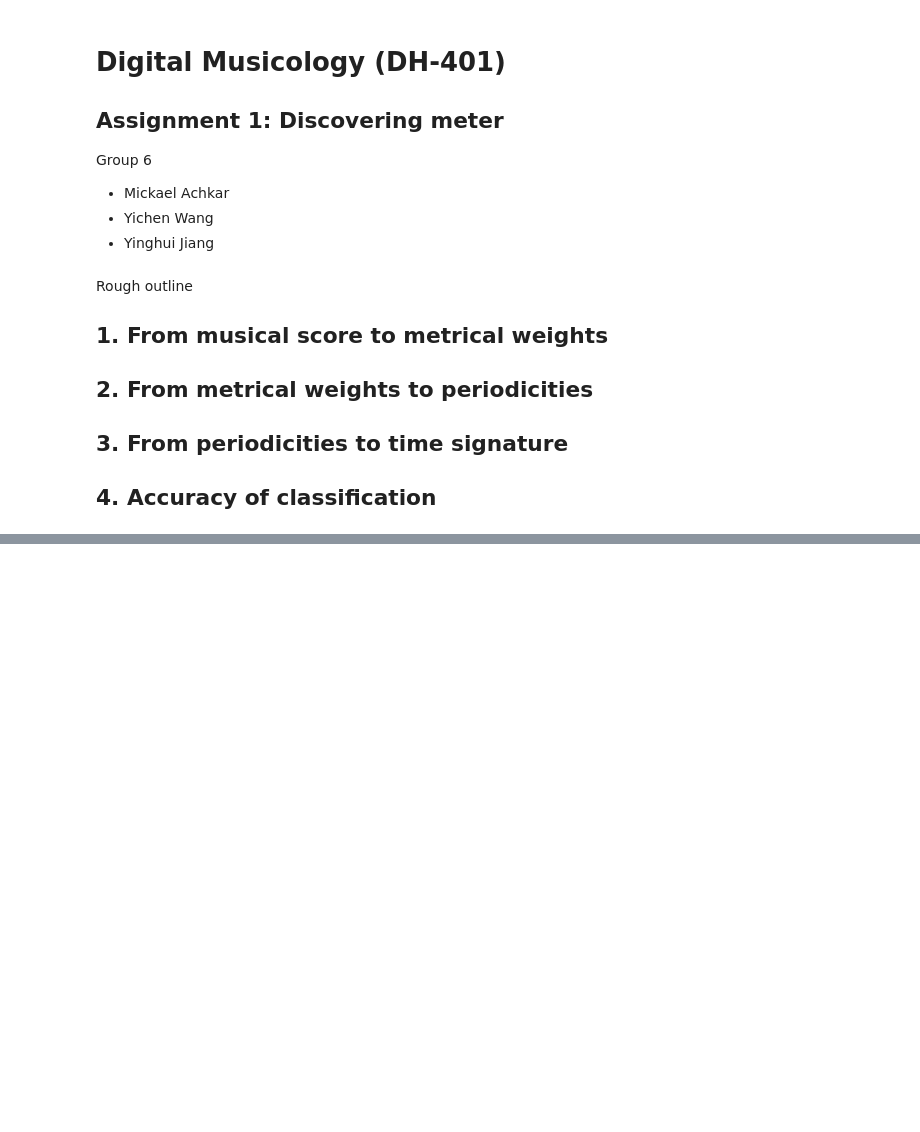
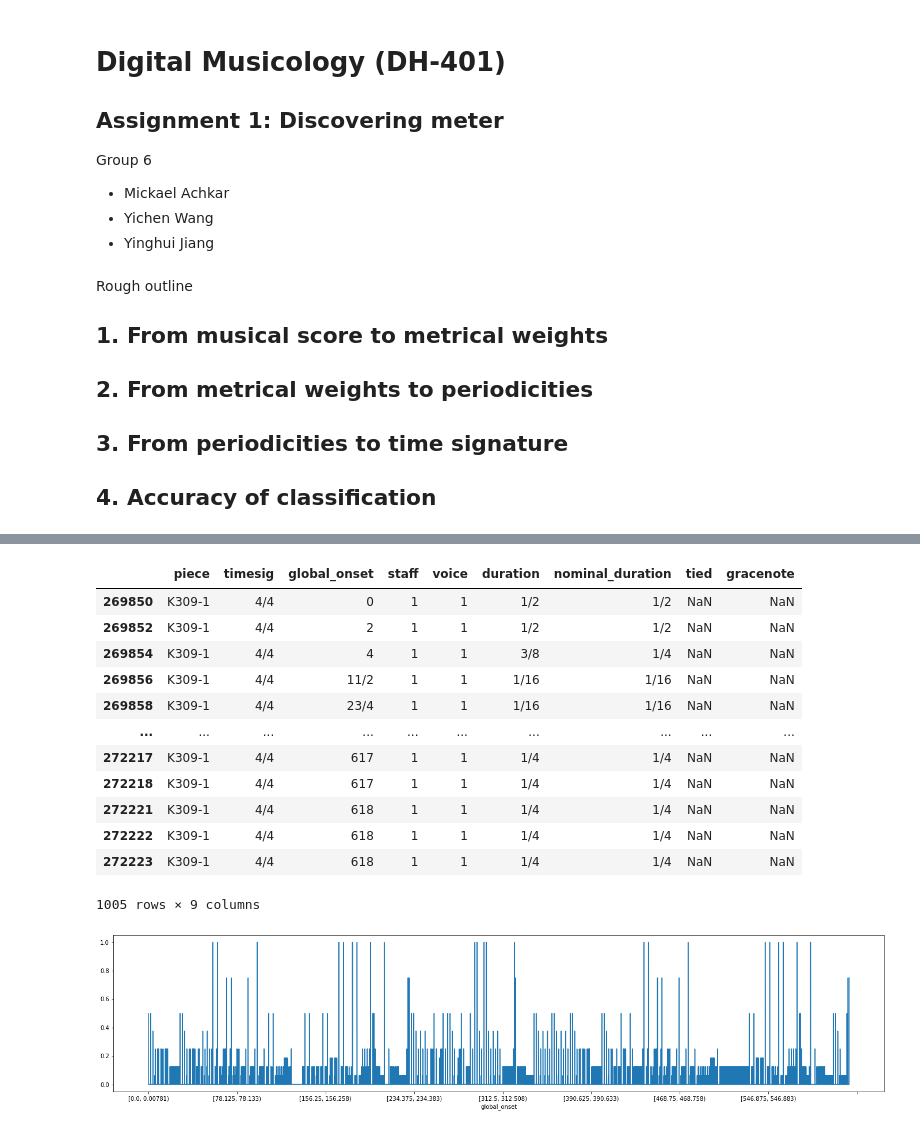
Before and after one commit to mikqs/digital-musicology, a Jupyter notebook: Group_6_A1.ipynb, the cells around one changed output, grey strips where cells are left out. Cells and saved outputs as stored; diff of their text form; code cells hidden in the pictures; blank space fills up the shorter version.

Commit message:
Metrical weights extraction method for one piece

```diff
--- a/Group_6_A1.ipynb
+++ b/Group_6_A1.ipynb
@@ -20,7 +20,13 @@ import fractions
 import matplotlib.pyplot as plt
 # %%
 meter_dataset = pd.read_csv('DM2022 - Assignment 1 [Dataset].csv', index_col = 0, converters = {'global_onset':fractions.Fraction, 'duration': fractions.Fraction})
-useful_dataset = meter_dataset[["piece","timesig","global_onset", "staff", "voice", "duration", "nominal_duration", "tied", "gracenote"]]
-# get minimum duration in noteset (ignore gracenotes)
-no_grace_notes = useful_dataset[useful_dataset["gracenote"].isna()]
-# no_grace_notes["duration"].min()
+df = meter_dataset[['piece','timesig','global_onset', 'staff', 'voice', 'duration', 'nominal_duration', 'tied', 'gracenote']]
+
+# ignore gracenotes for now
+df = df[df['gracenote'].isna()]
+
+# get minimum duration in noteset
+min_note_length = float(df['duration'].min())
+print(fractions.Fraction(min_note_length))
+
+# we get 1/128. This minimum duration will be our sampling time.
@@ -63,0 +35,32 @@ time_ranges
+# %%
+# For one piece and staff
+one_piece = df[(df['piece'] == 'K309-1') & (df['staff'] == 1)]
+
+#Partition the global_onsets in bins
+bins = np.arange(0, (one_piece['global_onset'].max()+min_note_length+1e-10), min_note_length)
+binned_onsets = pd.cut(one_piece['global_onset'], bins, right = False)
+
+#Compute the sum of duration of all overlapping events with onsets in each bin
+binned_durations = one_piece.groupby(binned_onsets)['duration'].sum().apply(float)
+binned_durations.plot(figsize=(24,5));
+
+one_piece
+
+# ignore grace notes or consider them as normal notes by using nominal_duration (check impact to classification)
+# we need to sum up ties based on piece and staff and voice
+# we sample at 1/128, then sum up note duration by piece and staff at each global_onset
+# %% [output]
+|  | piece | timesig | global_onset | staff | voice | duration | nominal_duration | tied | gracenote |
+| 269850 | K309-1 | 4/4 | 0 | 1 | 1 | 1/2 | 1/2 | NaN | NaN |
+| 269852 | K309-1 | 4/4 | 2 | 1 | 1 | 1/2 | 1/2 | NaN | NaN |
+| 269854 | K309-1 | 4/4 | 4 | 1 | 1 | 3/8 | 1/4 | NaN | NaN |
+| 269856 | K309-1 | 4/4 | 11/2 | 1 | 1 | 1/16 | 1/16 | NaN | NaN |
+| 269858 | K309-1 | 4/4 | 23/4 | 1 | 1 | 1/16 | 1/16 | NaN | NaN |
+| ... | ... | ... | ... | ... | ... | ... | ... | ... | ... |
+| 272217 | K309-1 | 4/4 | 617 | 1 | 1 | 1/4 | 1/4 | NaN | NaN |
+| 272218 | K309-1 | 4/4 | 617 | 1 | 1 | 1/4 | 1/4 | NaN | NaN |
+| 272221 | K309-1 | 4/4 | 618 | 1 | 1 | 1/4 | 1/4 | NaN | NaN |
+| 272222 | K309-1 | 4/4 | 618 | 1 | 1 | 1/4 | 1/4 | NaN | NaN |
+| 272223 | K309-1 | 4/4 | 618 | 1 | 1 | 1/4 | 1/4 | NaN | NaN |
+1005 rows × 9 columns
+[figure, added]
```
Also changed, not shown: parts of 3 cells of this notebook.
